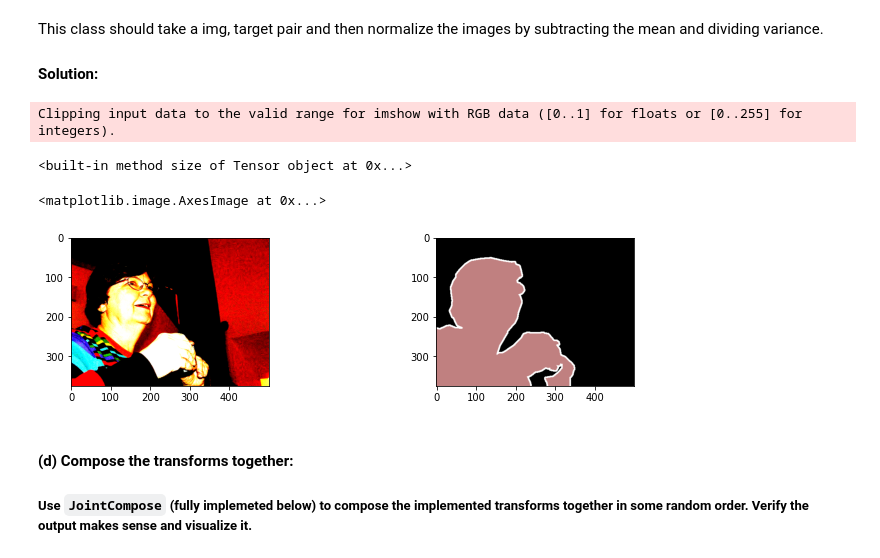
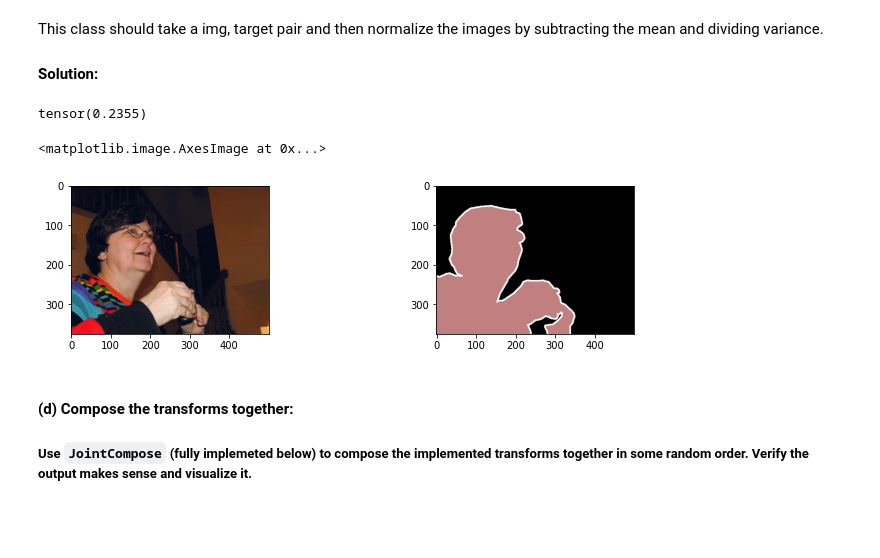
Before and after one commit to ArjunNarayan2066/Test, a Jupyter notebook: MySemanticSegmentation_student.ipynb, the cells around one changed output. Cells and saved outputs as stored; diff of their text form; code cells hidden in the pictures; blank space fills up the shorter version.

```diff
--- a/MySemanticSegmentation_student.ipynb
+++ b/MySemanticSegmentation_student.ipynb
@@ -116,14 +113,17 @@ def colorize_mask(mask):
 # you can modify DATASET_PATH to download the dataset to any custom directory. Download takes a few minutes.
 # On subsequent runs you may save time by setting "download = False" (the default value of this flag)
 
-DATASET_PATH = 'datasets'
+# We provide our own implementation of torchvision.datasets.voc (containing popular "Pascal" dataset)
+# that allows us to easily create single-image datasets
+from lib.voc import VOCSegmentation
+DATASET_PATH = 'drive/My Drive/cs484/dataset'
 
 # Here, we obtain and visualize one sample (img, target) pair from VOC training dataset and one from validation dataset.
 # Note that operator [...] extracts the sample corresponding to the specified index.
 # Also, note the parameter download = True. Set this to False after you download to save time on later runs.
-download = (exists(DATASET_PATH) == False)
-print("Downloading: {}".format(download))
-sample1 = VOCSegmentation(DATASET_PATH, image_set='train', download = download)[200]
+print(exists(DATASET_PATH))
+# print("Downloading: {}".format(download))
+sample1 = VOCSegmentation(DATASET_PATH, image_set='train', download = False)[200]
 sample2 = VOCSegmentation(DATASET_PATH, image_set='val')[20]
 
 # We demonstrate two different (equivalent) ways to access image and target inside the samples.
@@ -360,14 +315,15 @@ This class should take a img, target pair and then normalize the images by subtr
 
 #### Solution:
 # %%
-# norm = ([0.485, 0.456, 0.406],
-#         [0.229, 0.224, 0.225])
+norm = ([0.485, 0.456, 0.406],
+        [0.229, 0.224, 0.225])
 # means = [0.485, 0.456, 0.406]
 # std = [0.229, 0.224, 0.225]
 
 class JointNormalize(object):
-    def __init__(self):
-        pass
+    def __init__(self, mean, std):
+        self.mean = mean
+        self.std = std
 
     def __call__(self, img, target):
         if not isinstance(img, torch.Tensor):
@@ -378,25 +334,33 @@ class JointNormalize(object):
         # target_means = [target[:,:,0].mean(), target[:,:,1].mean(), target[:,:,2].mean()]
         # target_std = [target[:,:,0].std(), target[:,:,1].std(), target[:,:,2].std()]
 
-        norm_img = tF.normalize(img, img.mean(), img.std())
+        # Normalize
+        norm_img = tF.normalize(img, self.mean, self.std)
+        # Rescale to 0-1
+        norm_img -= norm_img.min()
+        norm_img /= norm_img.max()
+
+        # print(target.shape)
+        # norm_img = tF.resize(norm_img, (224,224))
+        # target = tF.resize(target, (224,224))
+
         # norm_target = tF.normalize(target, target.mean(), target.std())
         # norm_target = ((target - target.mean()) / target.std()).long()
         # print(norm_target)
 
         return norm_img, target
 # %%
-img, target = JointNormalize()(*sample1)
-print(img.size)
+img, target = JointNormalize(*norm)(*sample1)
+print(img.mean())
 fig = plt.figure(figsize=(12,6))
 ax1 = fig.add_subplot(2,2,1)
 ax1.imshow(img.permute(1,2,0))
 ax2 = fig.add_subplot(2,2,2)
 ax2.imshow(colorize_mask(target.numpy()))
 # %% [output]
-Clipping input data to the valid range for imshow with RGB data ([0..1] for floats or [0..255] for integers).
+tensor(0.2355)
-<built-in method size of Tensor object at 0x...>
+<matplotlib.image.AxesImage at 0x...>
-<matplotlib.image.AxesImage at 0x...>
-[figure, old version]
+[figure, new version]
 # %% [markdown]
 #### (d) Compose the transforms together:
 ##### Use `JointCompose` (fully implemeted below) to compose the implemented transforms together in some random order. Verify the output makes sense and visualize it.
```
Also changed, not shown: parts of 25 cells of this notebook.
